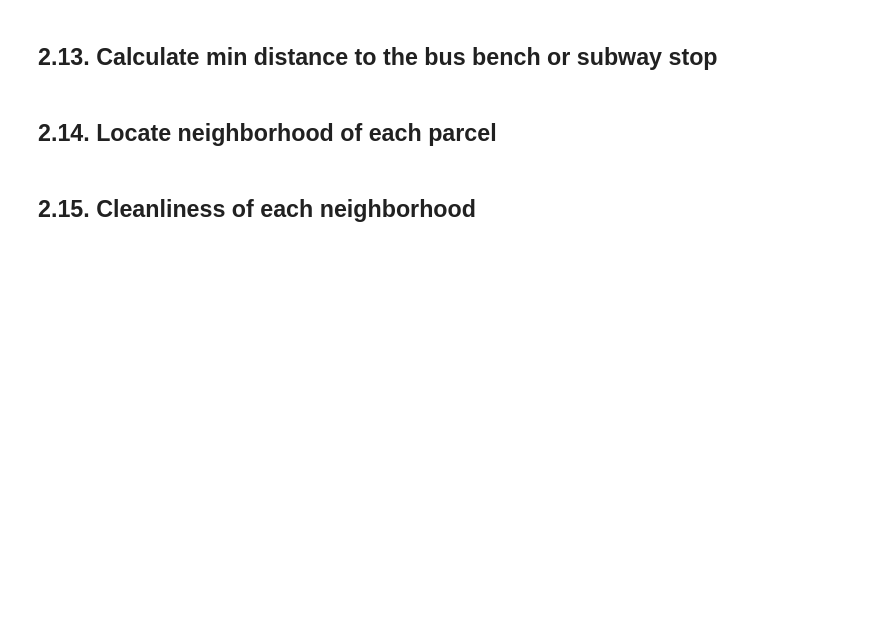
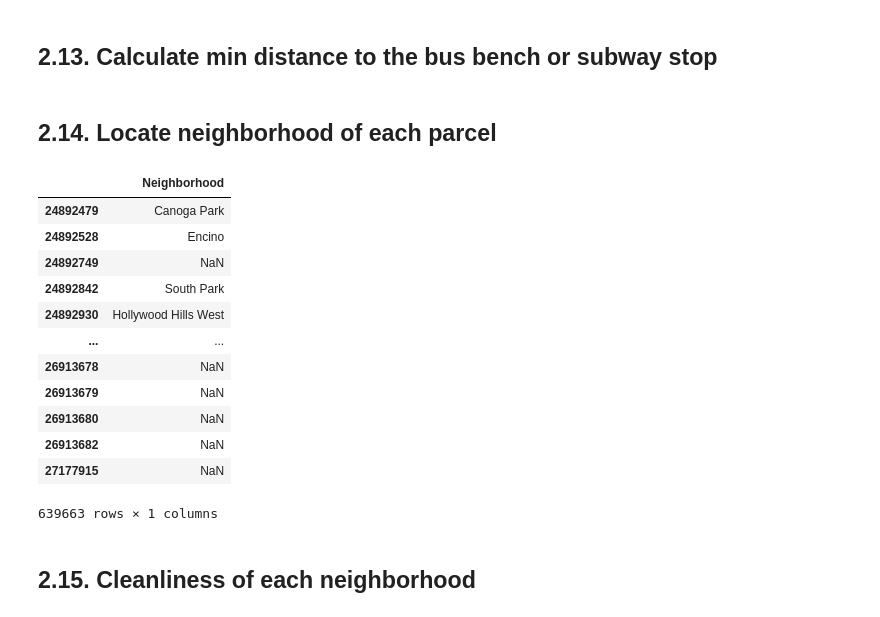
Before and after one commit to mbbatukan/CIV1498-Project2, a Jupyter notebook: notebooks/filtering.ipynb, the cells around one changed output. Cells and saved outputs as stored; diff of their text form; code cells hidden in the pictures; blank space fills up the shorter version.

```diff
--- a/notebooks/filtering.ipynb
+++ b/notebooks/filtering.ipynb
@@ -163,6 +211,23 @@ for row in gdf_LAcity_parcels.iterrows():
 
 df_LAcity_parcels_neighborhood = gdf_LAcity_parcels.drop(columns=["CENTER_LAT", "CENTER_LON", "geometry", "AIN"])
 df_LAcity_parcels_neighborhood.to_pickle(f"{local_dir}/dataframe/df_LAcity_parcels_neighborhood.pkl")
+# %%
+df_LAcity_parcels_neighborhood = pd.read_pickle(f"{local_dir}/dataframe/df_LAcity_parcels_neighborhood.pkl")
+df_LAcity_parcels_neighborhood
+# %% [output]
+|  | Neighborhood |
+| 24892479 | Canoga Park |
+| 24892528 | Encino |
+| 24892749 | NaN |
+| 24892842 | South Park |
+| 24892930 | Hollywood Hills West |
+| ... | ... |
+| 26913678 | NaN |
+| 26913679 | NaN |
+| 26913680 | NaN |
+| 26913682 | NaN |
+| 27177915 | NaN |
+639663 rows × 1 columns
 # %% [markdown]
 ## 2.15. Cleanliness of each neighborhood
 # %%
```
Also changed, not shown: parts of 9 cells of this notebook, 9 other files.
